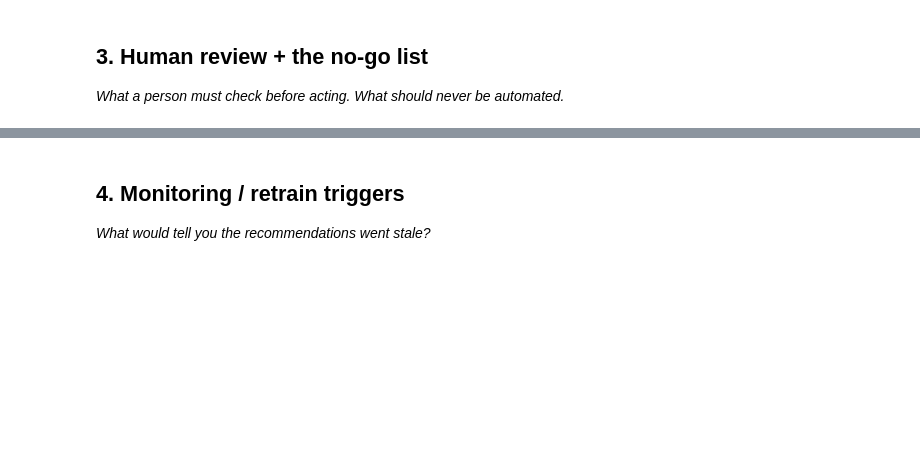
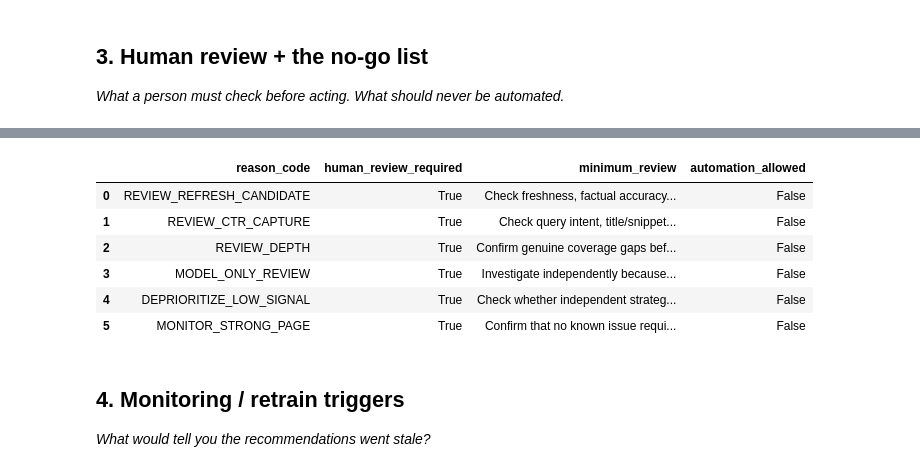
Before and after one commit to Wajiha-Waqar/FlyRankInternship, a Jupyter notebook: work/notebooks/w07_action_playbook.ipynb, the cells around one changed output, grey strips where cells are left out. Saved outputs shown, nothing was run; the diff lists cells and outputs as text; code cells hidden in the pictures; blank space fills up the shorter version.

```diff
--- a/work/notebooks/w07_action_playbook.ipynb
+++ b/work/notebooks/w07_action_playbook.ipynb
@@ -30,3 +843,58 @@ This skeleton is yours to fill. Work the sections **in order** — each one has
+# %%
+# ============================================================
+# 3. Human-review gates
+# ============================================================
+
+review_rules = pd.DataFrame([
+    {
+        "reason_code": "REVIEW_REFRESH_CANDIDATE",
+        "human_review_required": True,
+        "minimum_review": "Check freshness, factual accuracy, missing coverage, and search intent.",
+        "automation_allowed": False
+    },
+    {
+        "reason_code": "REVIEW_CTR_CAPTURE",
+        "human_review_required": True,
+        "minimum_review": "Check query intent, title/snippet relevance, and actual ranking context.",
+        "automation_allowed": False
+    },
+    {
+        "reason_code": "REVIEW_DEPTH",
+        "human_review_required": True,
+        "minimum_review": "Confirm genuine coverage gaps before adding content.",
+        "automation_allowed": False
+    },
+    {
+        "reason_code": "MODEL_ONLY_REVIEW",
+        "human_review_required": True,
+        "minimum_review": "Investigate independently because transparent reason signals are weak.",
+        "automation_allowed": False
+    },
+    {
+        "reason_code": "DEPRIORITIZE_LOW_SIGNAL",
+        "human_review_required": True,
+        "minimum_review": "Check whether independent strategic value exists.",
+        "automation_allowed": False
+    },
+    {
+        "reason_code": "MONITOR_STRONG_PAGE",
+        "human_review_required": True,
+        "minimum_review": "Confirm that no known issue requires intervention.",
+        "automation_allowed": False
+    }
+])
+
+assert review_rules["automation_allowed"].eq(False).all()
+
+review_rules
+# %% [output]
+|  | reason_code | human_review_required | minimum_review | automation_allowed |
+| 0 | REVIEW_REFRESH_CANDIDATE | True | Check freshness, factual accuracy... | False |
+| 1 | REVIEW_CTR_CAPTURE | True | Check query intent, title/snippet... | False |
+| 2 | REVIEW_DEPTH | True | Confirm genuine coverage gaps bef... | False |
+| 3 | MODEL_ONLY_REVIEW | True | Investigate independently because... | False |
+| 4 | DEPRIORITIZE_LOW_SIGNAL | True | Check whether independent strateg... | False |
+| 5 | MONITOR_STRONG_PAGE | True | Confirm that no known issue requi... | False |
 # %% [markdown]
 ## 4. Monitoring / retrain triggers
 
```
Also changed, not shown: parts of 28 cells of this notebook.
